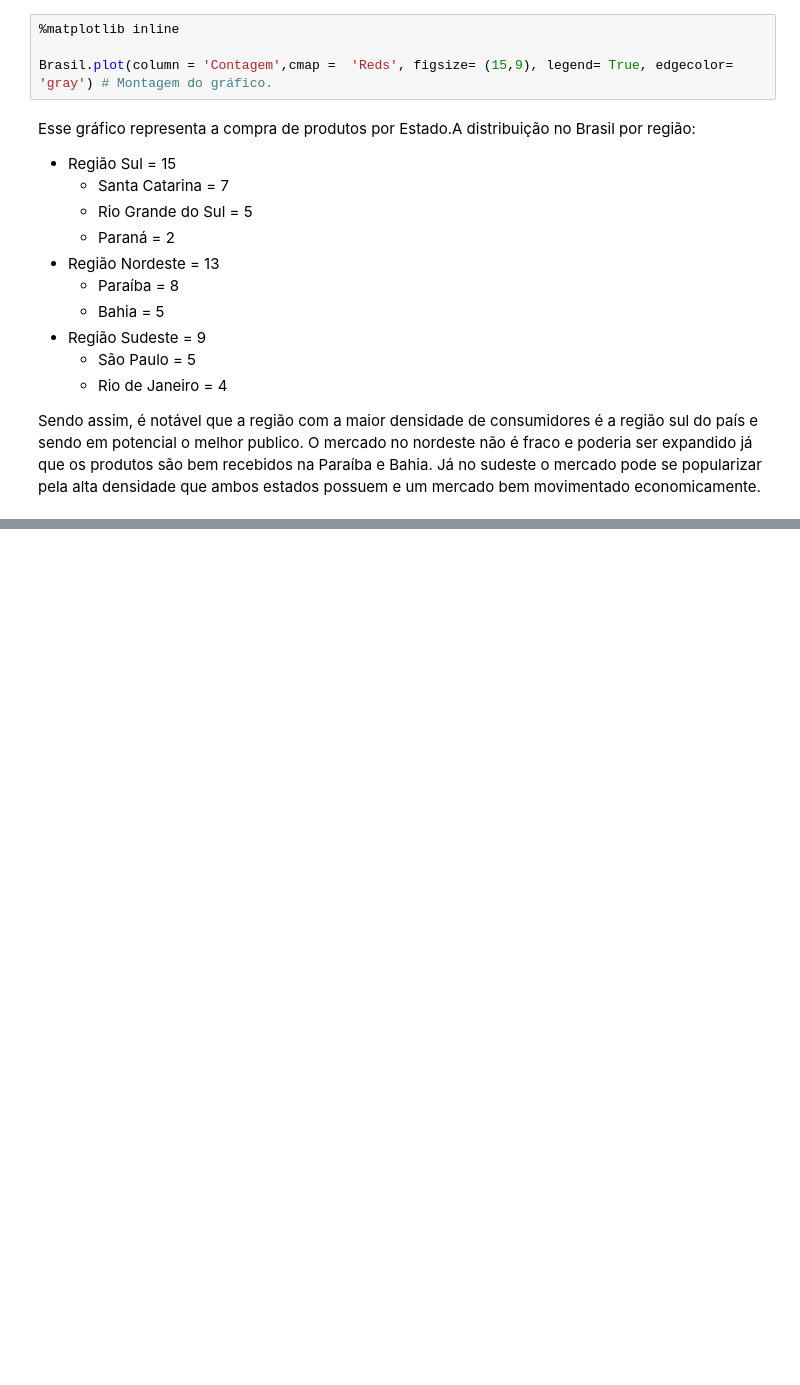
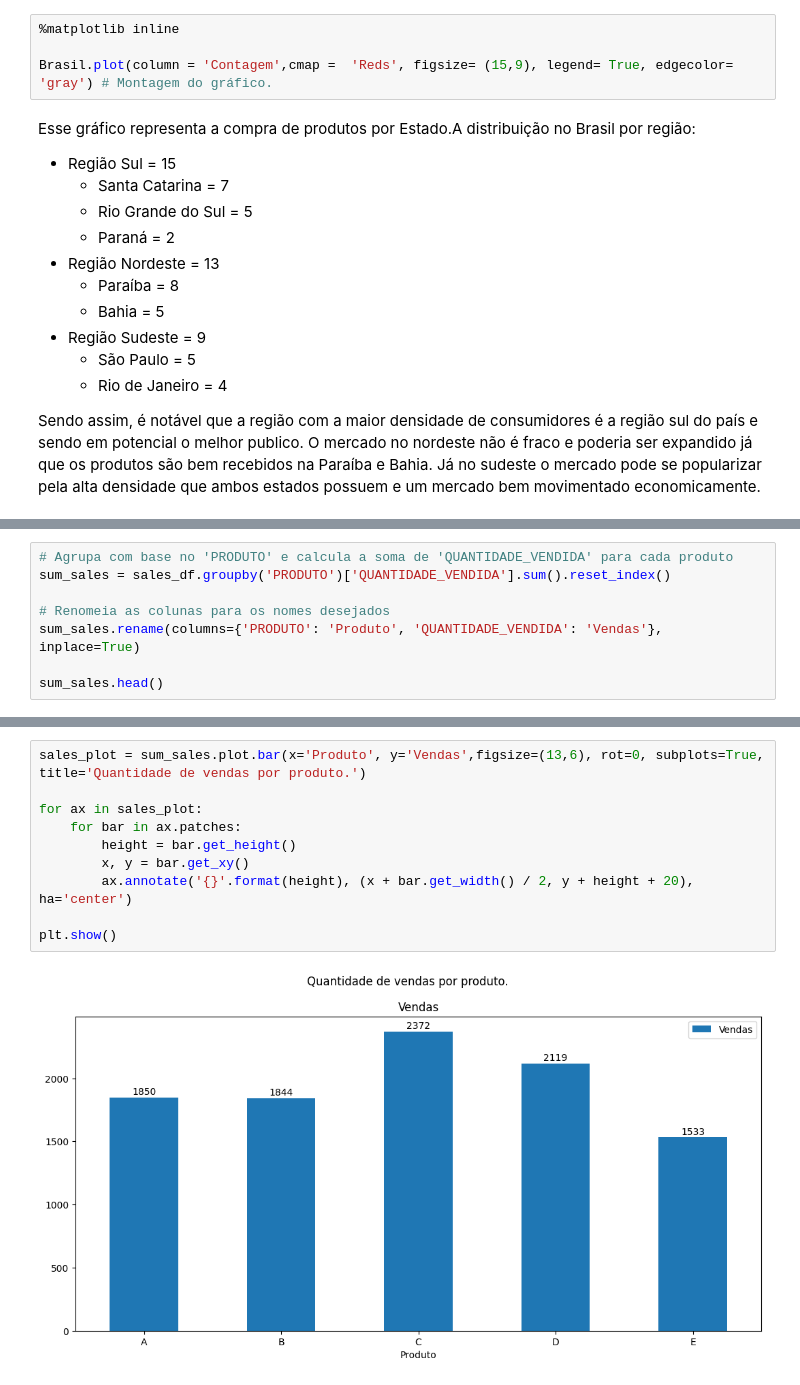
Before and after one commit to Gaba034/desafio-data-analytics, a Jupyter notebook: main.ipynb, the cells around one changed output, grey strips where cells are left out. Drawn from its saved outputs; the diff is of its cells as text; blank space fills up the shorter version.

Commit message:
Adding the table and graph for  product sales

```diff
--- a/main.ipynb
+++ b/main.ipynb
@@ -182,0 +186,8 @@ Sendo assim, é notável que a região com a maior densidade de consumidores é
+# %%
+# Agrupa com base no 'PRODUTO' e calcula a soma de 'QUANTIDADE_VENDIDA' para cada produto
+sum_sales = sales_df.groupby('PRODUTO')['QUANTIDADE_VENDIDA'].sum().reset_index()
+
+# Renomeia as colunas para os nomes desejados
+sum_sales.rename(columns={'PRODUTO': 'Produto', 'QUANTIDADE_VENDIDA': 'Vendas'}, inplace=True)
+
+sum_sales.head()
@@ -182,0 +213,12 @@ Sendo assim, é notável que a região com a maior densidade de consumidores é
+# %%
+sales_plot = sum_sales.plot.bar(x='Produto', y='Vendas',figsize=(13,6), rot=0, subplots=True, title='Quantidade de vendas por produto.')
+
+for ax in sales_plot:
+    for bar in ax.patches:
+        height = bar.get_height()
+        x, y = bar.get_xy()
+        ax.annotate('{}'.format(height), (x + bar.get_width() / 2, y + height + 20), ha='center')
+
+plt.show()
+# %% [output]
+[figure, added]
```
Also changed, not shown: parts of 4 cells of this notebook.
